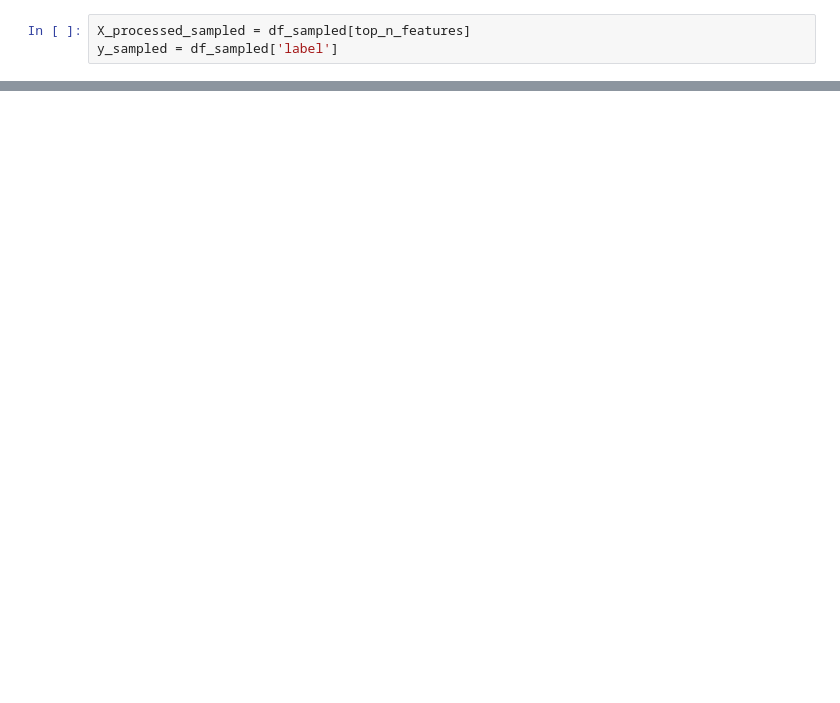
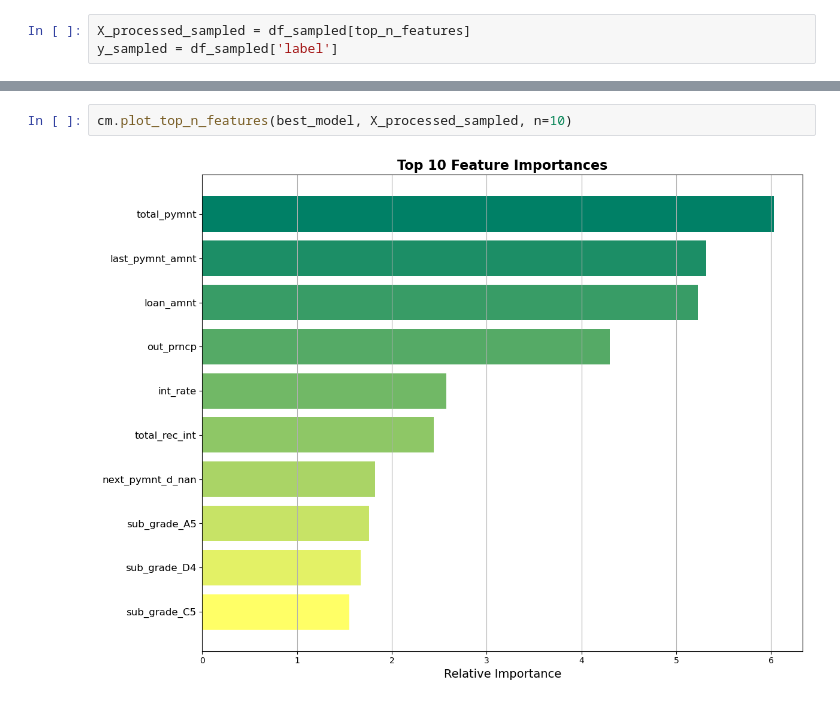
Before and after one commit to xzhou110/lending_club_loans_default_prediction, a Jupyter notebook: 02. modeling_new.ipynb, the cells around one changed output, grey strips where cells are left out. Cells and saved outputs as stored; diff of their text form; blank space fills up the shorter version.

```diff
--- a/02. modeling_new.ipynb
+++ b/02. modeling_new.ipynb
@@ -133,0 +121,4 @@ XGBClassifier(base_score=None, booster=None, callbacks=None,
+# %%
+cm.plot_top_n_features(best_model, X_processed_sampled, n=10)
+# %% [output]
+[figure, added]
```
Also changed, not shown: parts of 6 cells of this notebook, 16 other files.
